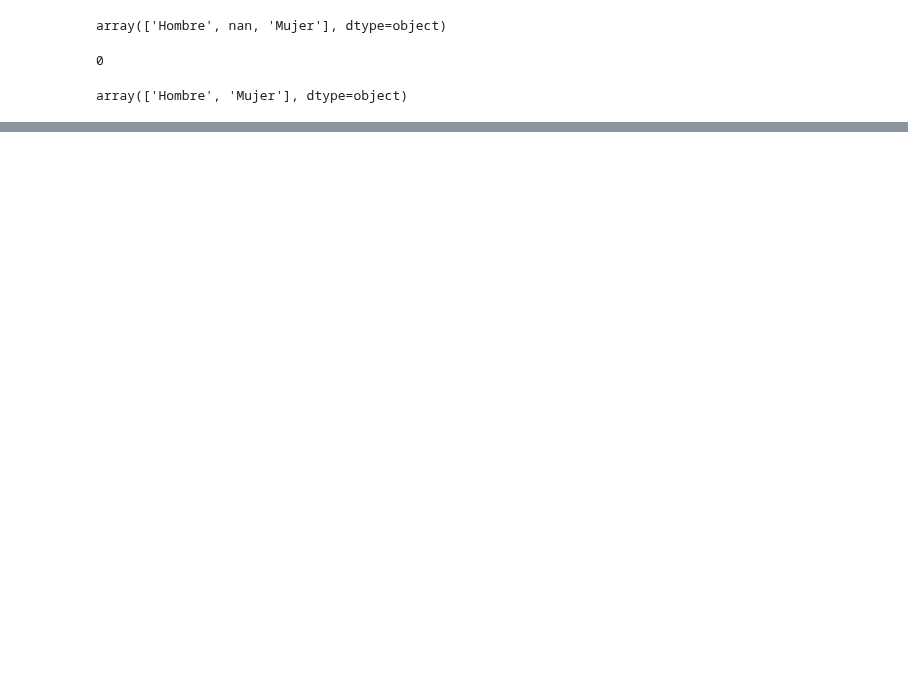
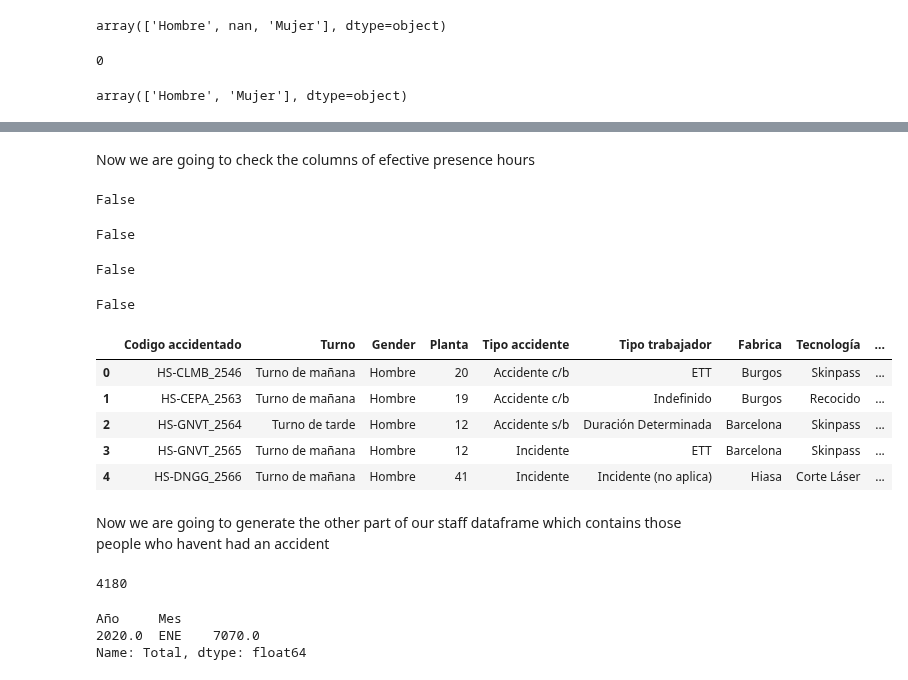
Before and after one commit to sarasabino/Accident_Rate_Project, a Jupyter notebook: Src/Notebooks/00_Data_generation.ipynb, the cells around one changed output, grey strips where cells are left out. Saved outputs shown, nothing was run; the diff lists cells and outputs as text; code cells hidden in the pictures; blank space fills up the shorter version.

```diff
--- a/Src/Notebooks/00_Data_generation.ipynb
+++ b/Src/Notebooks/00_Data_generation.ipynb
@@ -270,0 +363,2 @@ array(['Hombre', 'Mujer'], dtype=object)
+# %%
+staff.drop(columns={'Gravedad potencial'}, inplace=True)
@@ -270,0 +394,24 @@ array(['Hombre', 'Mujer'], dtype=object)
+# %%
+place_acc = ['Células Soldadura', 'Tubos', 'Almacén de Producto Terminado',
+       'Blanking', 'Corte Longitudinal', 'Corte Transversal',
+       'Almacén de Materia Prima', 'Cizalla', 'Decapado', 'Puente Grúa',
+       'Carpinteria', 'Galvanizado Inmersión',  'Maquinaria Auxiliar',
+       'Corte Plasma', 'Perfiles abiertos', 'Corte Láser',
+       'Almacen productos quimicos', 'Corte Láser 3D',
+       'Instalaciones exteriores y auxiliares', 'Mantenimiento', 'Prensa',
+       'Almacén producto semielaborado o en producción', 'Carretilla',
+       'Sierra', 'Oficinas administrativas', 'Área de embalado',
+       'Punzonado', 'Soldadura Manual', 'Limpieza/Prepintado',
+       'Galvanizado continuo', 'Perforado', 'Coil to Coil',
+       'Tailor Welding', 'Galvanizado ', 'Almacen de recambios',
+       'Galvanizado', 'Electrozincado', 'Pintura', 'General / Auxiliar',
+       'Perfilado de barrera y postes', 'Skinpass', 'Slitting ',
+       'General', 'Press Blanking', 'Laminado', 'Ablation Line',
+       'Slitting', 'D-Ring Line', 'Multi Strand']
+# %%
+for i in staff['Lugar o seccion accidente']:
+
+  if str(i) == 'nan':
+    staff['Accident_place'] = np.random.choice(place_acc, size=len(staff))
+  else:
+    staff['Accident_place'] = i
@@ -270,0 +422,2 @@ array(['Hombre', 'Mujer'], dtype=object)
+# %%
+staff.drop(columns={'Lugar o seccion accidente'}, inplace=True)
@@ -270,0 +430,45 @@ array(['Hombre', 'Mujer'], dtype=object)
+# %% [markdown]
+Now we are going to check the columns of efective presence hours
+# %%
+staff['Horas Presencia Efectiva Subcontratados'].isnull().any()
+# %% [output]
+False
+# %%
+staff['Horas Presencia Efectiva ETTs'].isnull().any()
+# %% [output]
+False
+# %%
+staff['Horas Formacion Seguridad Propios'].isnull().any()
+# %% [output]
+False
+# %%
+staff['Horas Formacion Seguridad ETTs'].isnull().any()
+# %% [output]
+False
+# %%
+staff.head()
+# %% [output]
+|  | Codigo accidentado | Turno | Gender | Planta | Tipo accidente | Tipo trabajador | Fabrica | Tecnología | ... |
+| 0 | HS-CLMB_2546 | Turno de mañana | Hombre | 20 | Accidente c/b | ETT | Burgos | Skinpass | ... |
+| 1 | HS-CEPA_2563 | Turno de mañana | Hombre | 19 | Accidente c/b | Indefinido | Burgos | Recocido | ... |
+| 2 | HS-GNVT_2564 | Turno de tarde | Hombre | 12 | Accidente s/b | Duración Determinada | Barcelona | Skinpass | ... |
+| 3 | HS-GNVT_2565 | Turno de mañana | Hombre | 12 | Incidente | ETT | Barcelona | Skinpass | ... |
+| 4 | HS-DNGG_2566 | Turno de mañana | Hombre | 41 | Incidente | Incidente (no aplica) | Hiasa | Corte Láser | ... |
+# %% [markdown]
+Now we are going to generate the other part of our staff dataframe which contains those people who havent had an accident
+# %%
+len(staff)
+# %% [output]
+4180
+# %%
+employees = rrhh_plant[['Año', 'Mes', 'Empleados Propios', 'Empleados Ajenos','Empleados ETTS','Empleados Subcontrata']]
+employees  = employees[employees['Mes']=='ENE']
+
+employees['Total'] = employees['Empleados Propios'] + employees['Empleados Ajenos'] + employees['Empleados ETTS'] + employees['Empleados Subcontrata']
+
+employees = employees.groupby(['Año', 'Mes']).agg('sum')
+employees['Total']
+# %% [output]
+Año     Mes
+2020.0  ENE    7070.0
+Name: Total, dtype: float64
```
Also changed, not shown: parts of 57 cells of this notebook.
